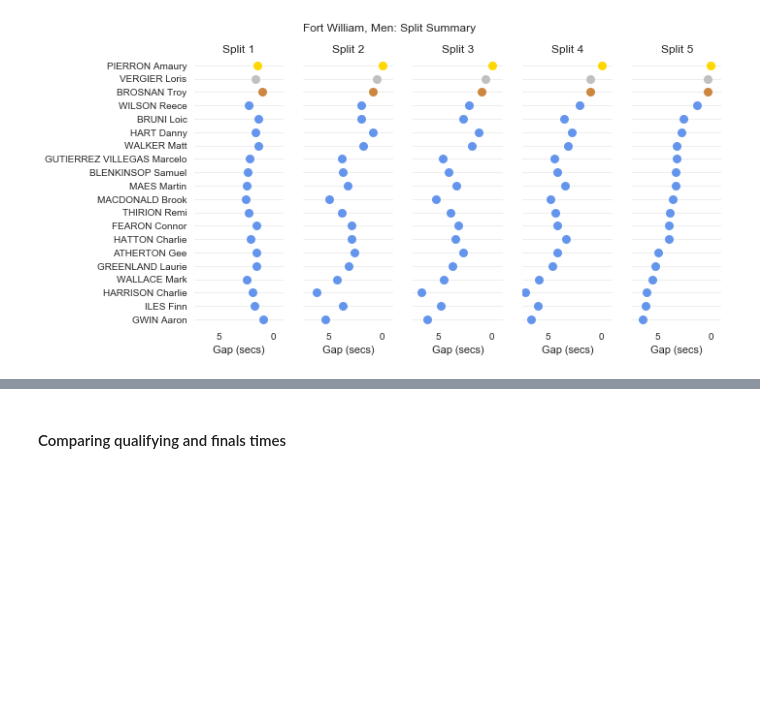
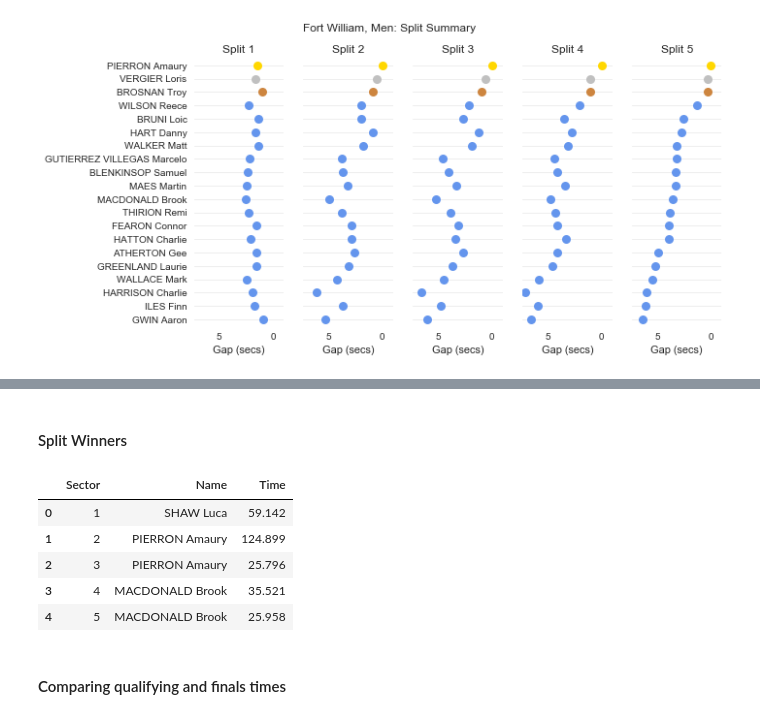
Before and after one commit to domwrap/mtbgeekstats, a Jupyter notebook: 2018/dh_race_analysis.ipynb, the cells around one changed output, grey strips where cells are left out. Drawn from its saved outputs; the diff is of its cells as text; code cells hidden in the pictures; blank space fills up the shorter version.

```diff
--- a/2018/dh_race_analysis.ipynb
+++ b/2018/dh_race_analysis.ipynb
@@ -705,3 +775,21 @@ if image_gen:
+# %%
+display(HTML('<h4>Split Winners</h4>'))
+
+best = []
+for i in range( 1, splits+1 ):
+    field = 'split' + str(i) + ( '_sector' if i > 1 else '' )
+    idx = int(dfm.loc[dfm[field + '_rank'] == 1].index.values)
+    best.append( [ i, dfm['name'][idx], cRound( dfm[field][idx] ) ] )
+
+display( pd.DataFrame( best, columns=[ 'Sector', 'Name', 'Time'] ) )
+# %% [output]
+Split Winners
+|  | Sector | Name | Time |
+| 0 | 1 | SHAW Luca | 59.142 |
+| 1 | 2 | PIERRON Amaury | 124.899 |
+| 2 | 3 | PIERRON Amaury | 25.796 |
+| 3 | 4 | MACDONALD Brook | 35.521 |
+| 4 | 5 | MACDONALD Brook | 25.958 |
 # %% [markdown]
 #### Comparing qualifying and finals times
 # %%
```
Also changed, not shown: parts of 16 cells of this notebook, 3 other files.
